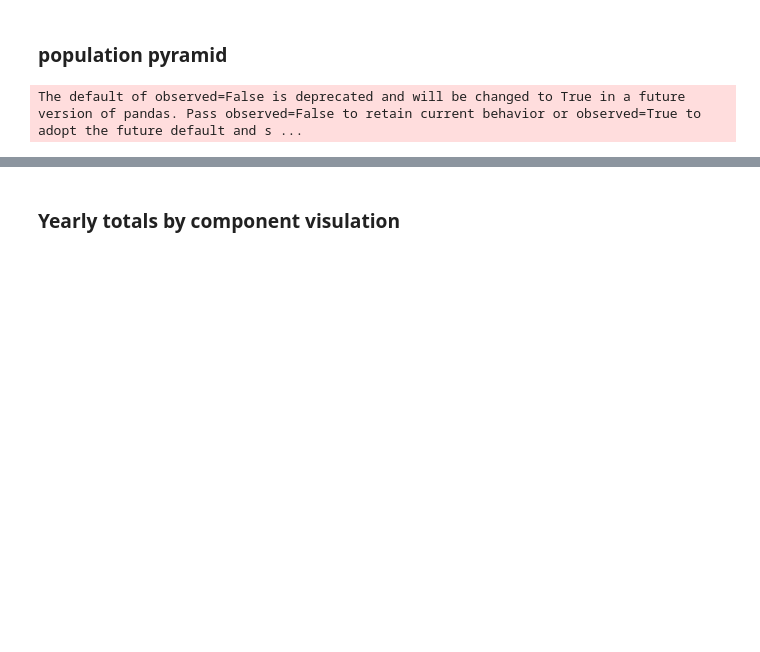
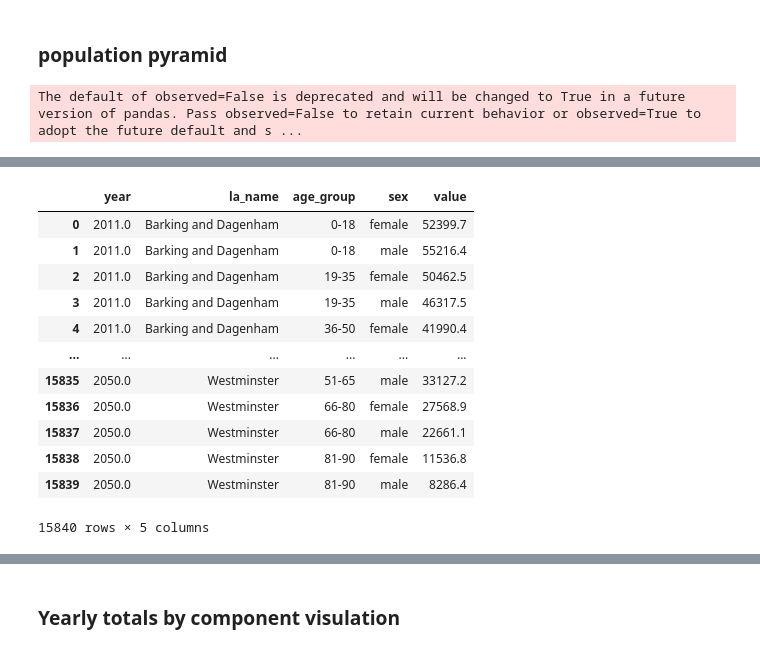
Before and after one commit to SebastianHeslinRees/Projections_QA, a Jupyter notebook: logical_checks_population_projections.ipynb, the cells around one changed output, grey strips where cells are left out. Cells and saved outputs as stored; diff of their text form; code cells hidden in the pictures; blank space fills up the shorter version.

```diff
--- a/logical_checks_population_projections.ipynb
+++ b/logical_checks_population_projections.ipynb
@@ -819,7 +855,7 @@ for component in components_of_interest:
 ### population pyramid
 # %%
 combined_10yr_fert_age_bins_popn = combined_10yr_fert_age_bins[combined_10yr_fert_age_bins['component'] == 'popn']
-population_pyramids = combined_10yr_fert_age_bins_popn.groupby(['year', 'la_name', 'age_group', 'sex']).agg({'value': 'sum'}).reset_index()
+population_pyramids_unit_age = combined_10yr_fert_age_bins_popn.groupby(['year', 'la_name', 'age_group', 'sex']).agg({'value': 'sum'}).reset_index()
 # %% [output]
 The default of observed=False is deprecated and will be changed to True in a future version of pandas. Pass observed=False to retain current behavior or observed=True to adopt the future default and s ...
 # %%
@@ -876,2 +913,18 @@ if __name__ == '__main__':
 # %% [output]
 [interactive output not drawn]
+# %%
+population_pyramids_unit_age
+# %% [output]
+|  | year | la_name | age_group | sex | value |
+| 0 | 2011.0 | Barking and Dagenham | 0-18 | female | 52399.7 |
+| 1 | 2011.0 | Barking and Dagenham | 0-18 | male | 55216.4 |
+| 2 | 2011.0 | Barking and Dagenham | 19-35 | female | 50462.5 |
+| 3 | 2011.0 | Barking and Dagenham | 19-35 | male | 46317.5 |
+| 4 | 2011.0 | Barking and Dagenham | 36-50 | female | 41990.4 |
+| ... | ... | ... | ... | ... | ... |
+| 15835 | 2050.0 | Westminster | 51-65 | male | 33127.2 |
+| 15836 | 2050.0 | Westminster | 66-80 | female | 27568.9 |
+| 15837 | 2050.0 | Westminster | 66-80 | male | 22661.1 |
+| 15838 | 2050.0 | Westminster | 81-90 | female | 11536.8 |
+| 15839 | 2050.0 | Westminster | 81-90 | male | 8286.4 |
+15840 rows × 5 columns
```
Also changed, not shown: parts of 14 cells of this notebook.
